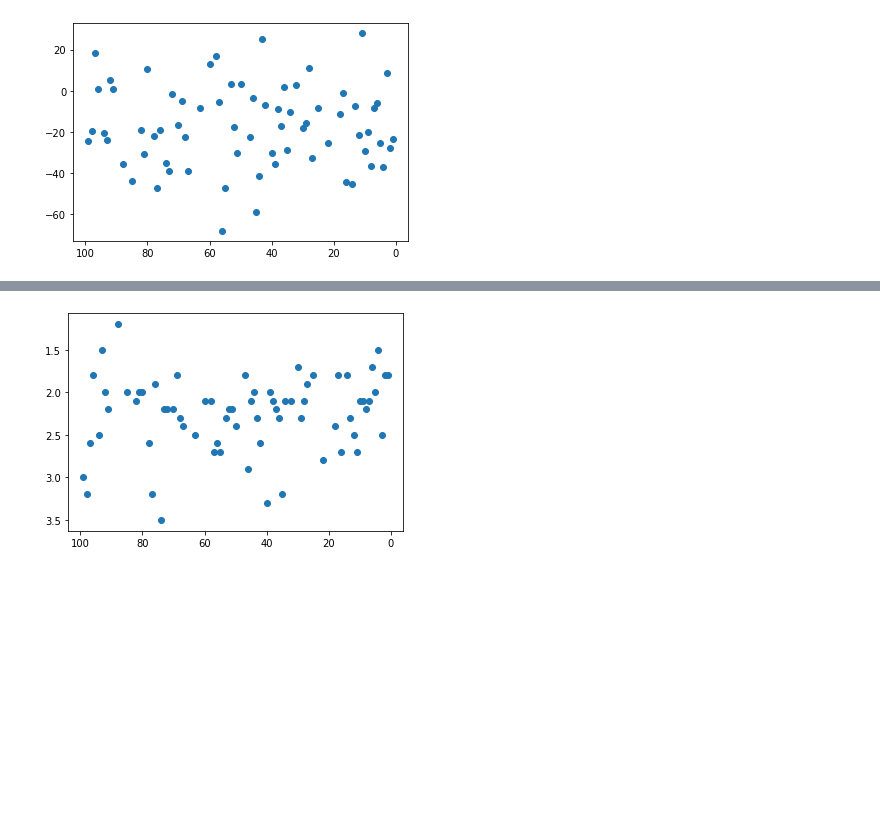
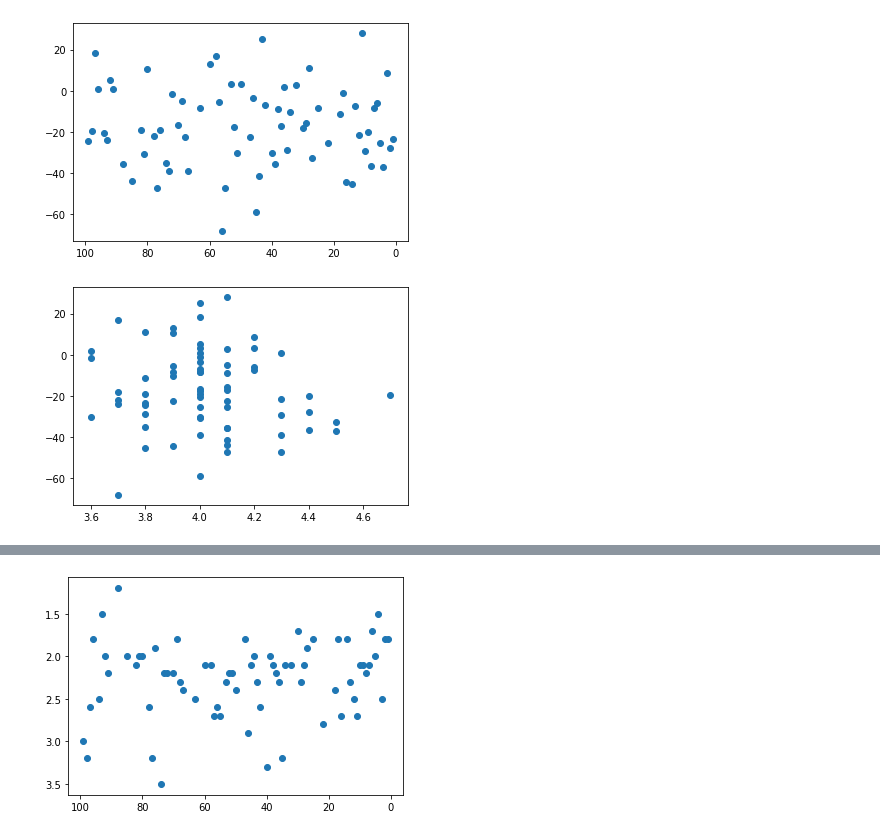
Before and after one commit to timonx11/Project-1-Demonstrasion-Group6, a Jupyter notebook: starter_code/employers_YFloop_section2.ipynb, the cells around one changed output, grey strips where cells are left out. Drawn from its saved outputs; the diff is of its cells as text; code cells hidden in the pictures; blank space fills up the shorter version.

```diff
--- a/starter_code/employers_YFloop_section2.ipynb
+++ b/starter_code/employers_YFloop_section2.ipynb
@@ -188,3 +186,8 @@ plt.gca().invert_xaxis()
 plt.show()
 # %% [output]
 [figure]
+# %%
+plt.scatter(employers_filter['Glassdoor Rating'],employers_filter['1 year stock performance'])
+plt.show()
+# %% [output]
+[figure, added]
```
Also changed, not shown: parts of 12 cells of this notebook.
